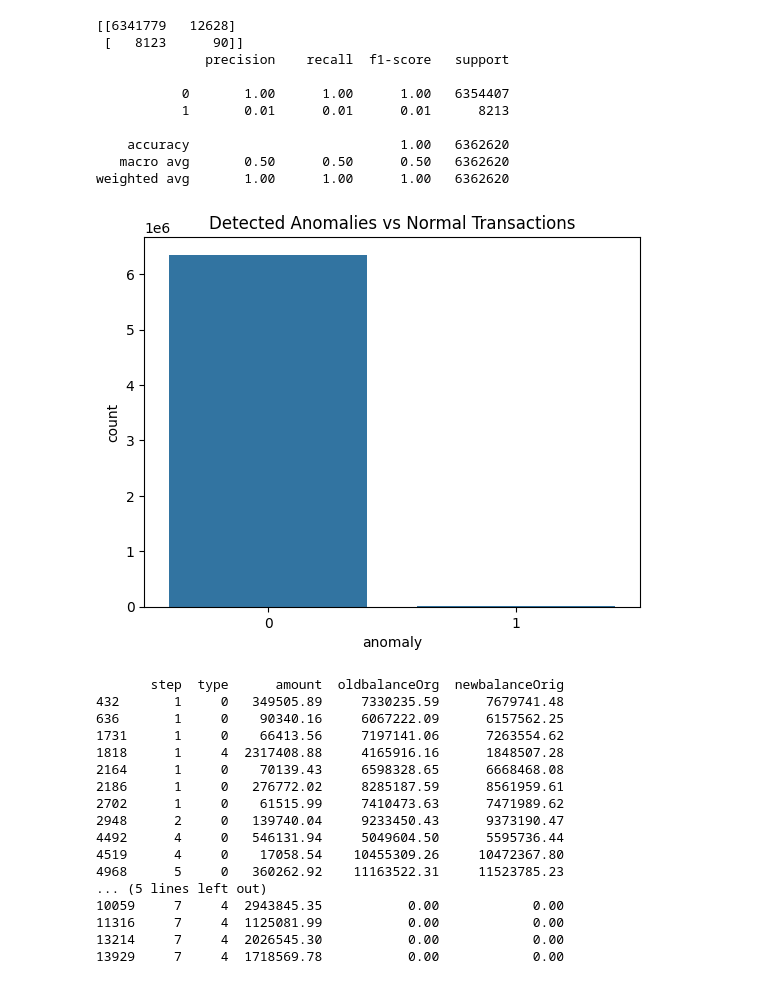
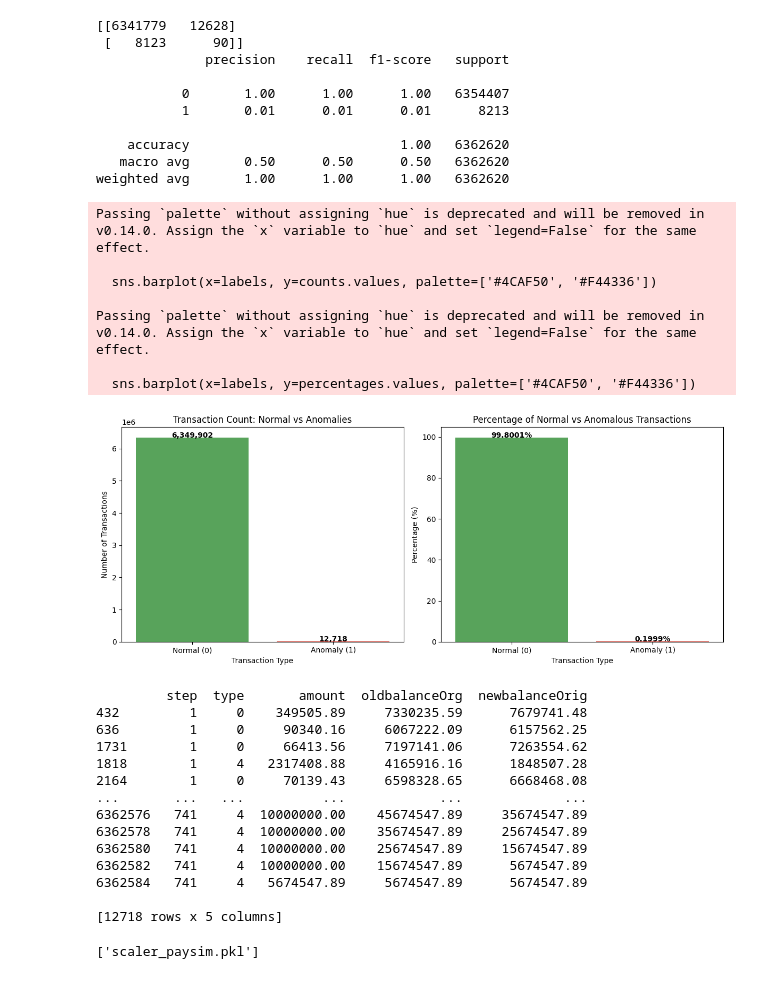
Before and after one commit to Sachin10-git/AI-Personal-Finance-Guardian, a Jupyter notebook: anomaly.ipynb, the cells around one changed output. Drawn from its saved outputs; the diff is of its cells as text; code cells hidden in the pictures.

```diff
--- a/anomaly.ipynb
+++ b/anomaly.ipynb
@@ -124,29 +162,66 @@ print(classification_report(df['isFraud'], df['anomaly']))
    macro avg       0.50      0.50      0.50   6362620
 weighted avg       1.00      1.00      1.00   6362620
 # %%
-sns.countplot(x='anomaly', data=df)
-plt.title('Detected Anomalies vs Normal Transactions')
+# Count the number of anomalies and normal transactions
+counts = df['anomaly'].value_counts().sort_index()
+labels = ['Normal (0)', 'Anomaly (1)']
+total = len(df)
+
+# Calculate percentage
+percentages = (counts / total) * 100
+
+plt.figure(figsize=(12,5))
+
+#  Graph 1: Absolute Count
+plt.subplot(1, 2, 1)
+sns.barplot(x=labels, y=counts.values, palette=['#4CAF50', '#F44336'])
+plt.title('Transaction Count: Normal vs Anomalies')
+plt.ylabel('Number of Transactions')
+plt.xlabel('Transaction Type')
+for i, val in enumerate(counts.values):
+    plt.text(i, val + 100, f'{val:,}', ha='center', fontsize=10, fontweight='bold')
+
+#  Graph 2: Percentage
+plt.subplot(1, 2, 2)
+sns.barplot(x=labels, y=percentages.values, palette=['#4CAF50', '#F44336'])
+plt.title('Percentage of Normal vs Anomalous Transactions')
+plt.ylabel('Percentage (%)')
+plt.xlabel('Transaction Type')
+for i, val in enumerate(percentages.values):
+    plt.text(i, val + 0.02, f'{val:.4f}%', ha='center', fontsize=10, fontweight='bold')
+
+plt.tight_layout()
 plt.show()
 # %% [output]
+Passing `palette` without assigning `hue` is deprecated and will be removed in v0.14.0. Assign the `x` variable to `hue` and set `legend=False` for the same effect.
+
+  sns.barplot(x=labels, y=counts.values, palette=['#4CAF50', '#F44336'])
+
+Passing `palette` without assigning `hue` is deprecated and will be removed in v0.14.0. Assign the `x` variable to `hue` and set `legend=False` for the same effect.
+
+  sns.barplot(x=labels, y=percentages.values, palette=['#4CAF50', '#F44336'])
-[figure, old version]
+[figure, new version]
 # %%
 suspicious = df[df['anomaly'] == 1]
-print(suspicious[['step','type','amount','oldbalanceOrg','newbalanceOrig']].head(20))
+print(suspicious[['step','type','amount','oldbalanceOrg','newbalanceOrig']])
 # %% [output]
-       step  type      amount  oldbalanceOrg  newbalanceOrig
-432       1     0   349505.89     7330235.59      7679741.48
-636       1     0    90340.16     6067222.09      6157562.25
-1731      1     0    66413.56     7197141.06      7263554.62
-1818      1     4  2317408.88     4165916.16      1848507.28
-2164      1     0    70139.43     6598328.65      6668468.08
-2186      1     0   276772.02     8285187.59      8561959.61
-2702      1     0    61515.99     7410473.63      7471989.62
-2948      2     0   139740.04     9233450.43      9373190.47
-4492      4     0   546131.94     5049604.50      5595736.44
-4519      4     0    17058.54    10455309.26     10472367.80
-4968      5     0   360262.92    11163522.31     11523785.23
-... (5 lines left out)
-10059     7     4  2943845.35           0.00            0.00
-11316     7     4  1125081.99           0.00            0.00
-13214     7     4  2026545.30           0.00            0.00
-13929     7     4  1718569.78           0.00            0.00
+         step  type       amount  oldbalanceOrg  newbalanceOrig
+432         1     0    349505.89     7330235.59      7679741.48
+636         1     0     90340.16     6067222.09      6157562.25
+1731        1     0     66413.56     7197141.06      7263554.62
+1818        1     4   2317408.88     4165916.16      1848507.28
+2164        1     0     70139.43     6598328.65      6668468.08
+...       ...   ...          ...            ...             ...
+6362576   741     4  10000000.00    45674547.89     35674547.89
+6362578   741     4  10000000.00    35674547.89     25674547.89
+6362580   741     4  10000000.00    25674547.89     15674547.89
+6362582   741     4  10000000.00    15674547.89      5674547.89
+6362584   741     4   5674547.89     5674547.89      5674547.89
+
+[12718 rows x 5 columns]
+# %%
+import joblib
+joblib.dump(model, 'isolation_forest_paysim.pkl')
+joblib.dump(scaler, 'scaler_paysim.pkl')
+# %% [output]
+['scaler_paysim.pkl']
```
Also changed, not shown: parts of 4 cells of this notebook.
